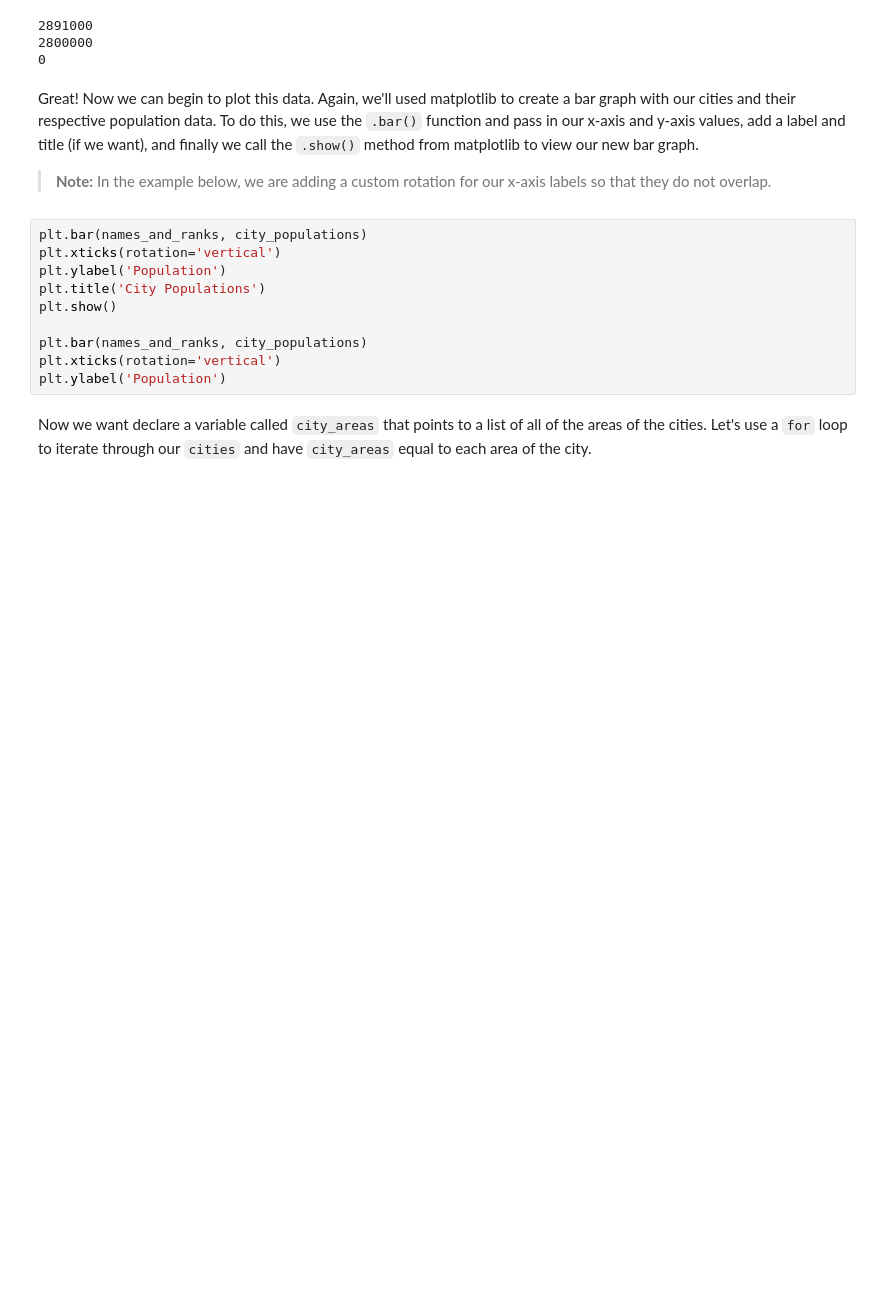
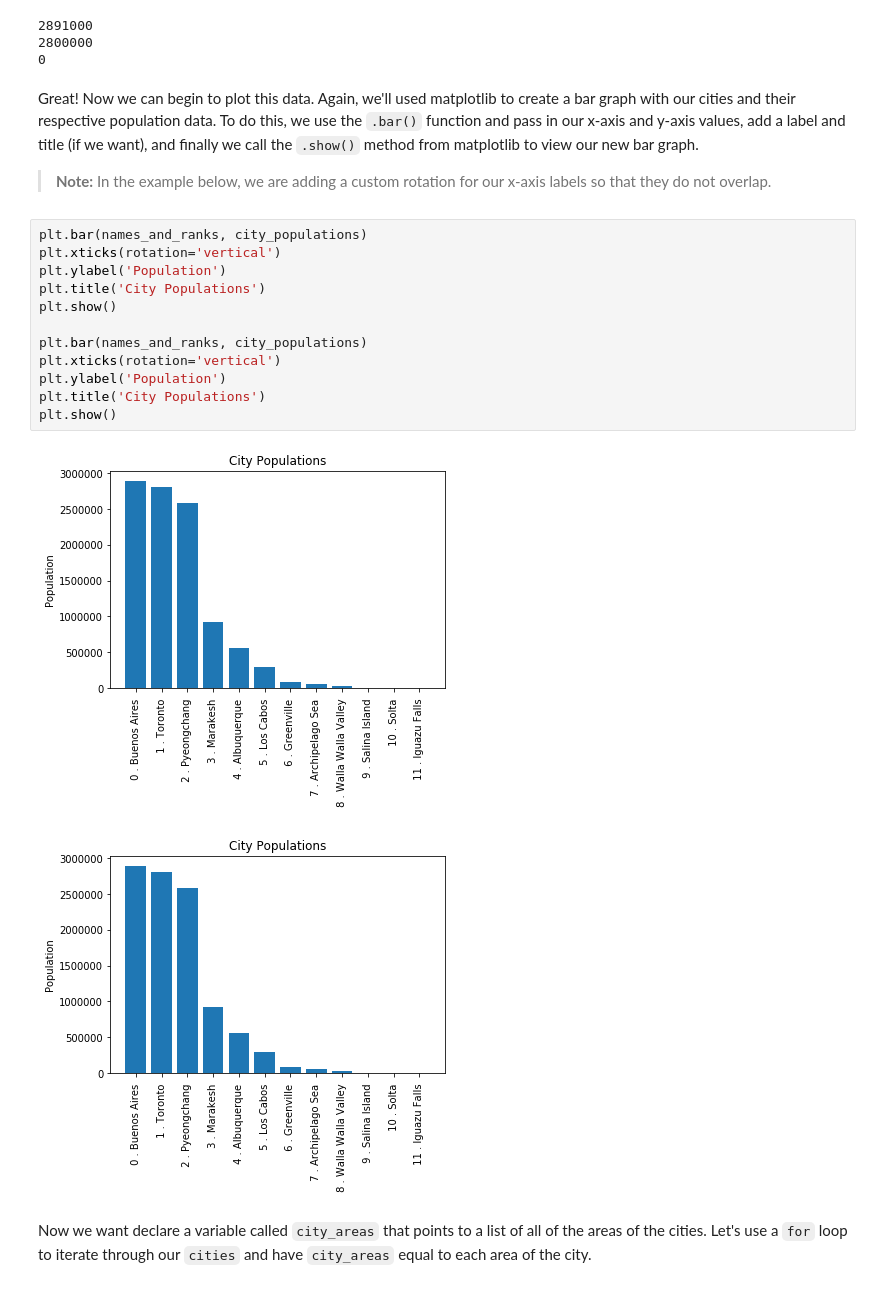
Before and after one commit to ravaxis/dsc-looping-over-collections-lab-nyc-ds-082619, a Jupyter notebook: index.ipynb, the cells around one changed output. Drawn from its saved outputs; the diff is of its cells as text; blank space fills up the shorter version.

```diff
--- a/index.ipynb
+++ b/index.ipynb
@@ -163,13 +163,18 @@ Great! Now we can begin to plot this data. Again, we'll used matplotlib to creat
 # %%
 plt.bar(names_and_ranks, city_populations)
 plt.xticks(rotation='vertical')
 plt.ylabel('Population')
 plt.title('City Populations')
 plt.show()
 
 plt.bar(names_and_ranks, city_populations)
 plt.xticks(rotation='vertical')
 plt.ylabel('Population')
+plt.title('City Populations')
+plt.show()
+# %% [output]
+[figure, added]
+[figure, added]
 # %% [markdown]
 Now we want declare a variable called `city_areas` that points to a list of all of the areas of the cities.  Let's use a `for` loop to iterate through our `cities` and have `city_areas` equal to each area of the city.
 # %%
```
